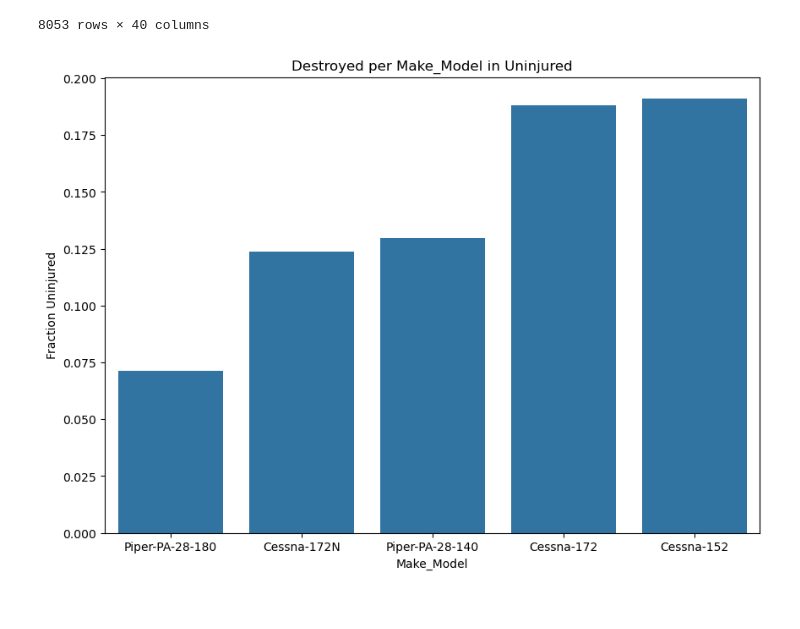
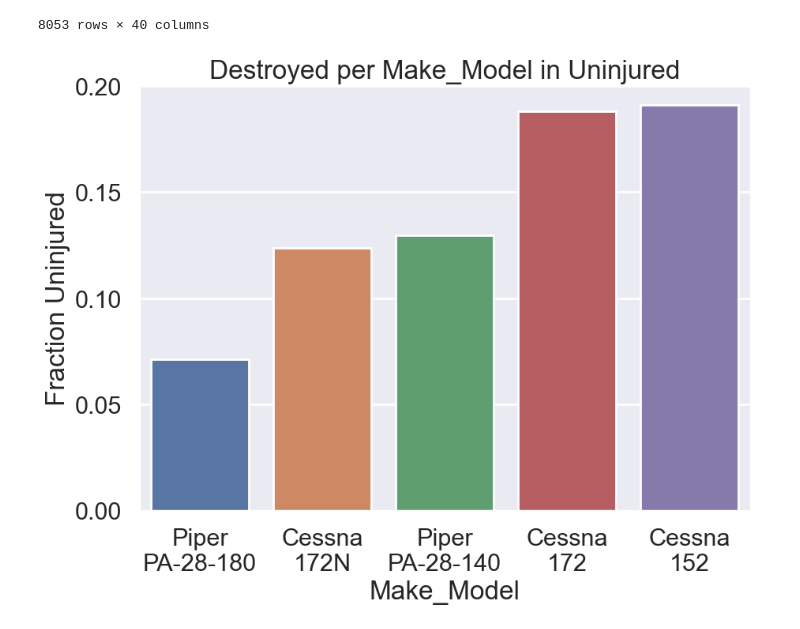
Before and after one commit to jgoett2/Phase1-Airplane-Zach-Jeff, a Jupyter notebook: Analysis.ipynb, the cells around one changed output. Saved outputs shown, nothing was run; the diff lists cells and outputs as text; code cells hidden in the pictures.

Commit message:
Update graphs in PPTx

```diff
--- a/Analysis.ipynb
+++ b/Analysis.ipynb
@@ -149,16 +149,19 @@ Data columns (total 39 columns):
 dtypes: bool(1), float64(8), int64(3), object(27)
 memory usage: 11.3+ MB
 # %%
-fig, ax = plt.subplots(figsize= (12,6))
+fig, ax = plt.subplots(figsize= (20,10))
+sns.set_theme("poster")
+
 
 order = df_phases[["Broad.phase.of.flight","Fraction_fatal"]].groupby("Broad.phase.of.flight").mean().sort_values(by="Fraction_fatal",ascending=False).index
 
-sns.barplot(data=df_phases, y='Broad.phase.of.flight', x = 'Fraction_fatal', order=order, ax=ax)
-ax.set_title("Fraction Fatal vs. Phase of Flight", fontsize=16, fontweight = 'bold')
+sns.barplot(data=df_phases, y='Broad.phase.of.flight', x = 'Fraction_fatal', order=order, ax=ax).set(xlabel="Fraction Fatal",
+                                                                                                     ylabel="Phase of Flight")
+#ax.set_title("Fraction Fatal vs. Phase of Flight", fontsize=16, fontweight = 'bold')
 
-ax.tick_params(labelsize=12)
-ax.set_xlabel('Fraction Fatal', fontweight = 'bold', fontsize=14)
-ax.set_ylabel('Phase of flight', fontweight = 'bold', fontsize=14)
+#ax.tick_params(labelsize=12)
+#ax.set_xlabel('Fraction Fatal', fontweight = 'bold', fontsize=14)
+#ax.set_ylabel('Phase of flight', fontweight = 'bold', fontsize=14)
 
 fig.savefig("Images/PhaseOfFlightFatality")
 # %% [output]
@@ -524,12 +530,9 @@ dfPCd
 # %%
 fig, ax = plt.subplots(figsize = (10,7))
 
-sns.barplot(data=x, x=0, y=1)
-
-ax.set_xlabel('Make_Model')
-ax.set_ylabel('Fraction Uninjured')
-ax.set_title('Destroyed per Make_Model in Uninjured')
-
+sns.set_theme("poster")
+sns.barplot(data=x, x=0, y=1, ax=ax).set(title="Destroyed per Make_Model in Uninjured", xlabel="Make_Model", ylabel="Fraction Uninjured")
+ax.set_xticklabels(["Piper\nPA-28-180", "Cessna\n172N", "Piper\nPA-28-140", "Cessna\n172", "Cessna\n152" ])
 fig.savefig("Images/Make_ModelDestroyedUninjured")
 # %% [output]
-[figure, old version]
+[figure, new version]
```
Also changed, not shown: parts of 15 cells of this notebook, 19 other files.
